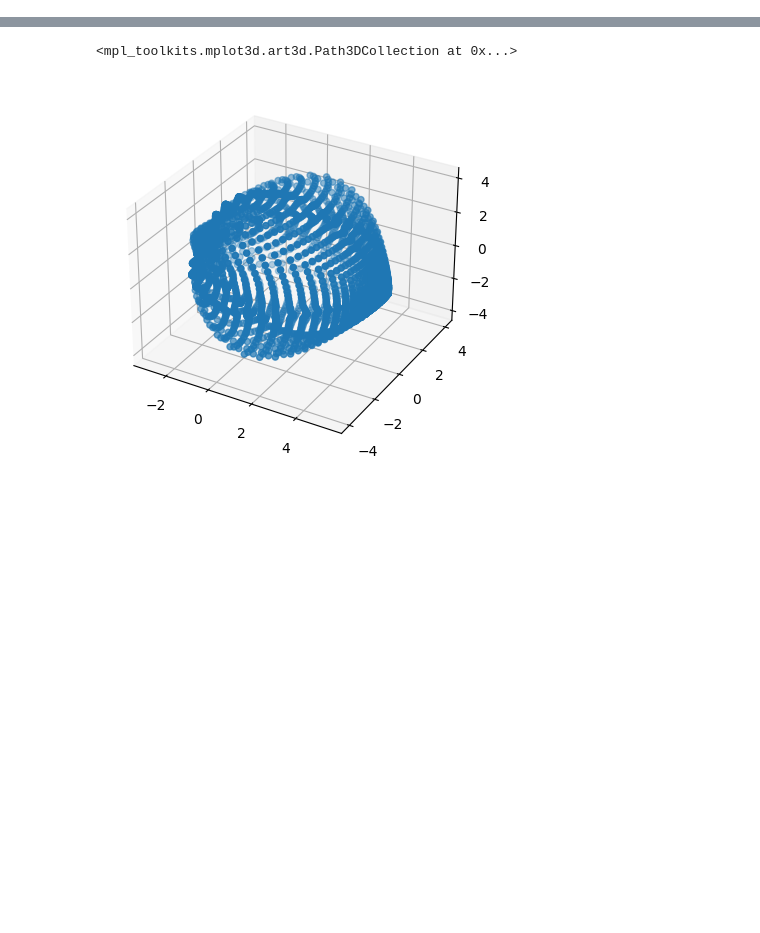
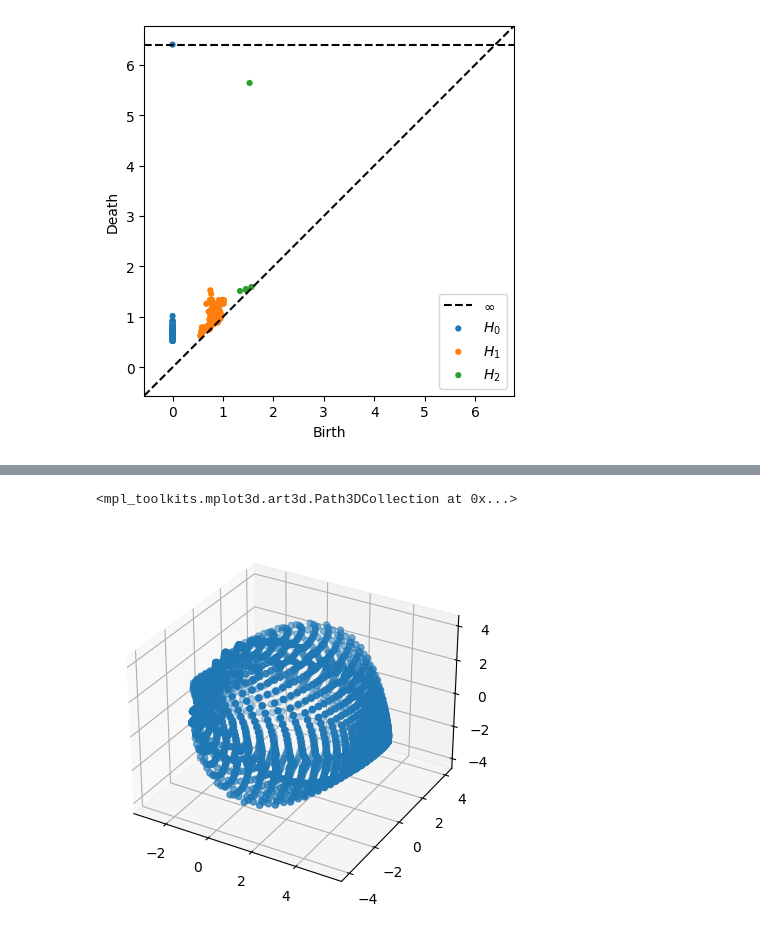
Before and after one commit to mtsch/DREiMac, a Jupyter notebook: docs/notebooks/movingDot.ipynb, the cells around one changed output, grey strips where cells are left out. Saved outputs shown, nothing was run; the diff lists cells and outputs as text; code cells hidden in the pictures; blank space fills up the shorter version.

```diff
--- a/docs/notebooks/movingDot.ipynb
+++ b/docs/notebooks/movingDot.ipynb
@@ -30,0 +20,8 @@ Isomap(n_components=3, n_neighbors=20)
+# %%
+cpc = ComplexProjectiveCoords(dist_mat, n_landmarks=300, distance_matrix=True)
+#cpc = ComplexProjectiveCoords(P, n_landmarks=400)
+
+fig = plt.figure()
+plot_diagrams(cpc.dgms_)
+# %% [output]
+[figure, added]
```
Also changed, not shown: parts of 17 cells of this notebook, 7 other files.
